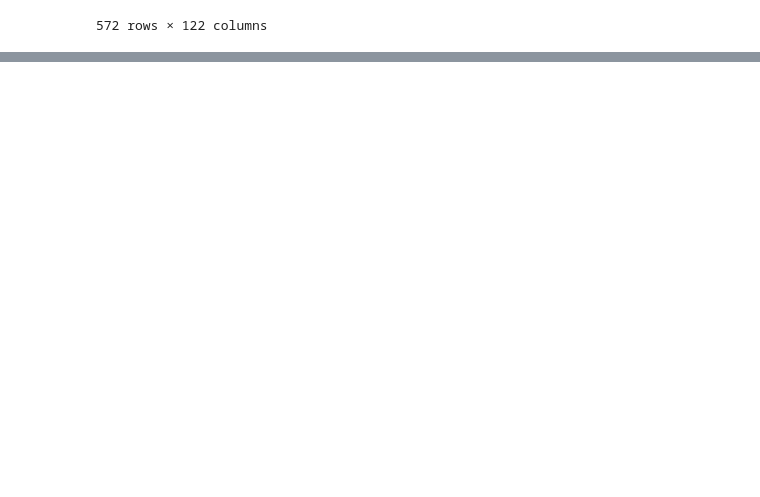
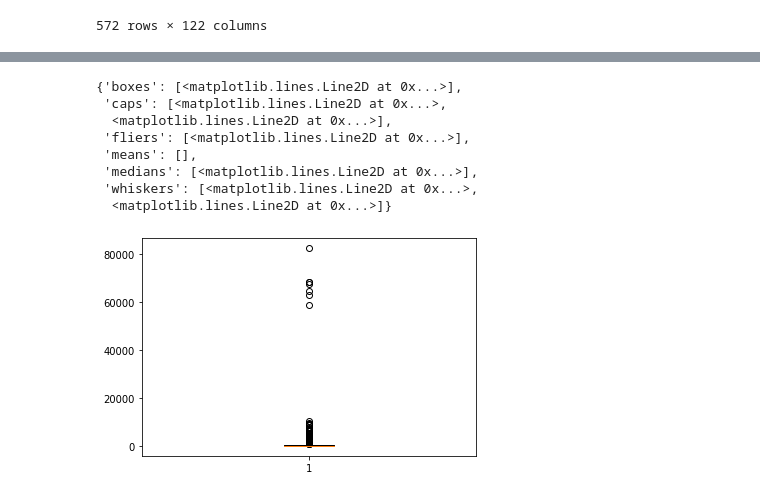
Before and after one commit to Umaporn19/DWDM21, a Jupyter notebook: Data102_(Chapter2).ipynb, the cells around one changed output, grey strips where cells are left out. Saved outputs shown, nothing was run; the diff lists cells and outputs as text; code cells hidden in the pictures; blank space fills up the shorter version.

Commit message:
Data Exploration

```diff
--- a/Data102_(Chapter2).ipynb
+++ b/Data102_(Chapter2).ipynb
@@ -34,0 +53,2 @@ data
+# %%
+dataN = data.iloc[:,:3] #ตั้งตัวแปรให้มัน
@@ -34,0 +174,12 @@ data
+# %%
+plt.boxplot(dataN['positive'] [1:]) #box plot ของคนที่ติด #มีค่ากระจุกอยู่ที่นึง
+# %% [output]
+{'boxes': [<matplotlib.lines.Line2D at 0x...>],
+ 'caps': [<matplotlib.lines.Line2D at 0x...>,
+  <matplotlib.lines.Line2D at 0x...>],
+ 'fliers': [<matplotlib.lines.Line2D at 0x...>],
+ 'means': [],
+ 'medians': [<matplotlib.lines.Line2D at 0x...>],
+ 'whiskers': [<matplotlib.lines.Line2D at 0x...>,
+  <matplotlib.lines.Line2D at 0x...>]}
+[figure, added]
```
Also changed, not shown: parts of 23 cells of this notebook.
